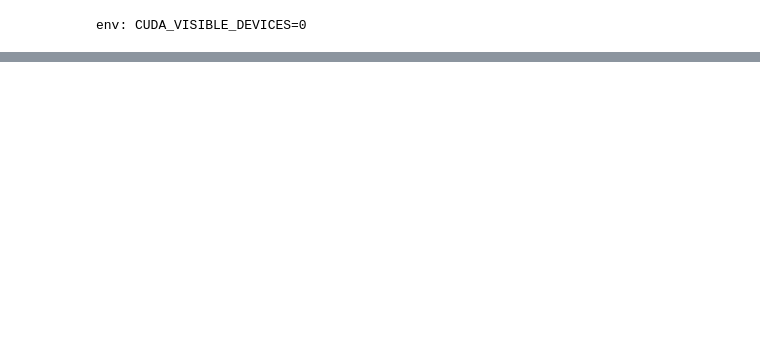
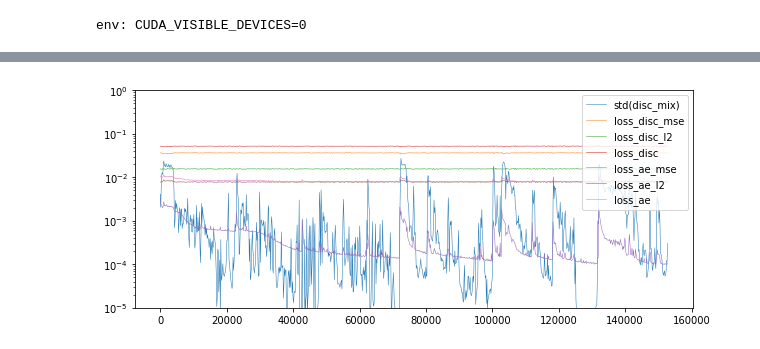
Before and after one commit to slanderson/inturbulate, a Jupyter notebook: ACAI-PyTorch-turb.ipynb, the cells around one changed output, grey strips where cells are left out. Saved outputs shown, nothing was run; the diff lists cells and outputs as text; code cells hidden in the pictures; blank space fills up the shorter version.

```diff
--- a/ACAI-PyTorch-turb.ipynb
+++ b/ACAI-PyTorch-turb.ipynb
@@ -280,0 +298,15 @@ except KeyboardInterrupt:
+# %%
+plt.figure(facecolor='w', figsize=(10,4))
+for key in losses:
+    total = len(losses[key])
+    skip = 1 + (total // 1000)
+    y = build_batches(losses[key], skip).mean(axis=-1)
+    x = np.linspace(0, total, len(y))
+    plt.semilogy(x, y, label=key, lw=0.5)
+    plt.ylim((10e-6, 10e-1))
+plt.legend(loc='upper right')
+
+clear_output(wait=True)
+plt.show()
+# %% [output]
+[figure, added]
```
Also changed, not shown: parts of 8 cells of this notebook.
